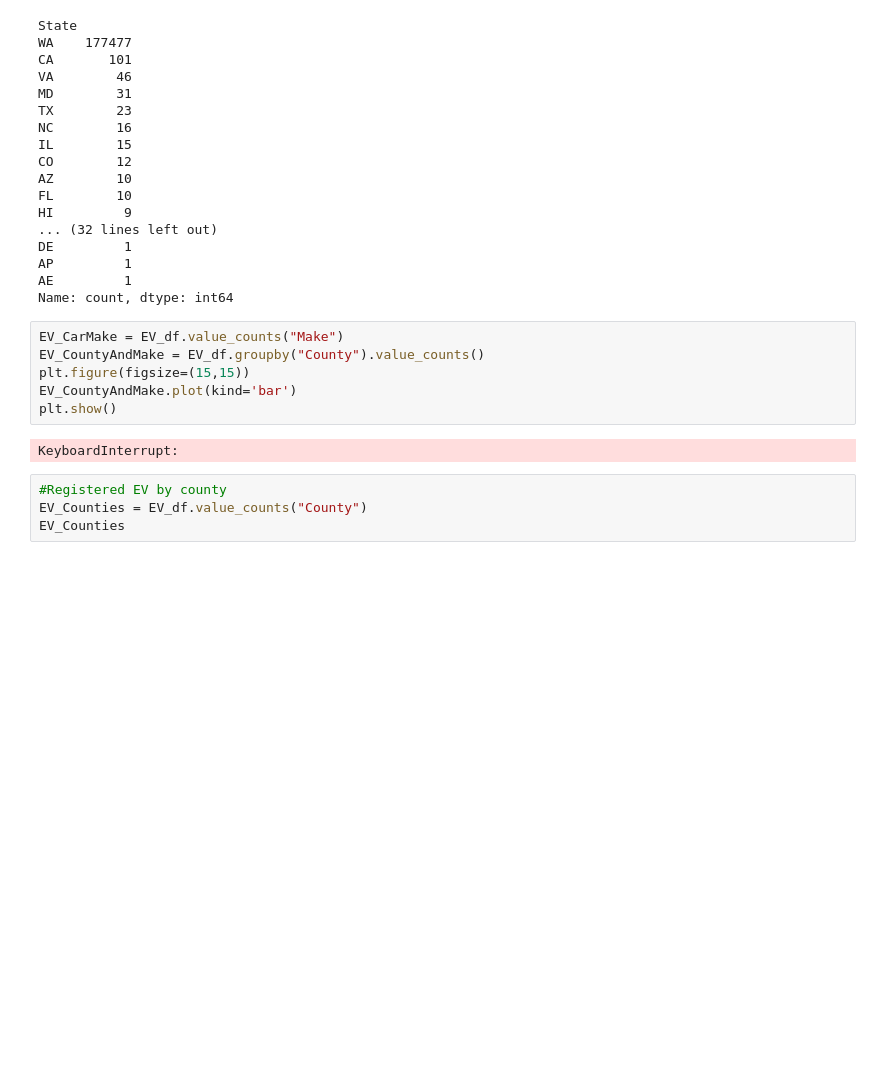
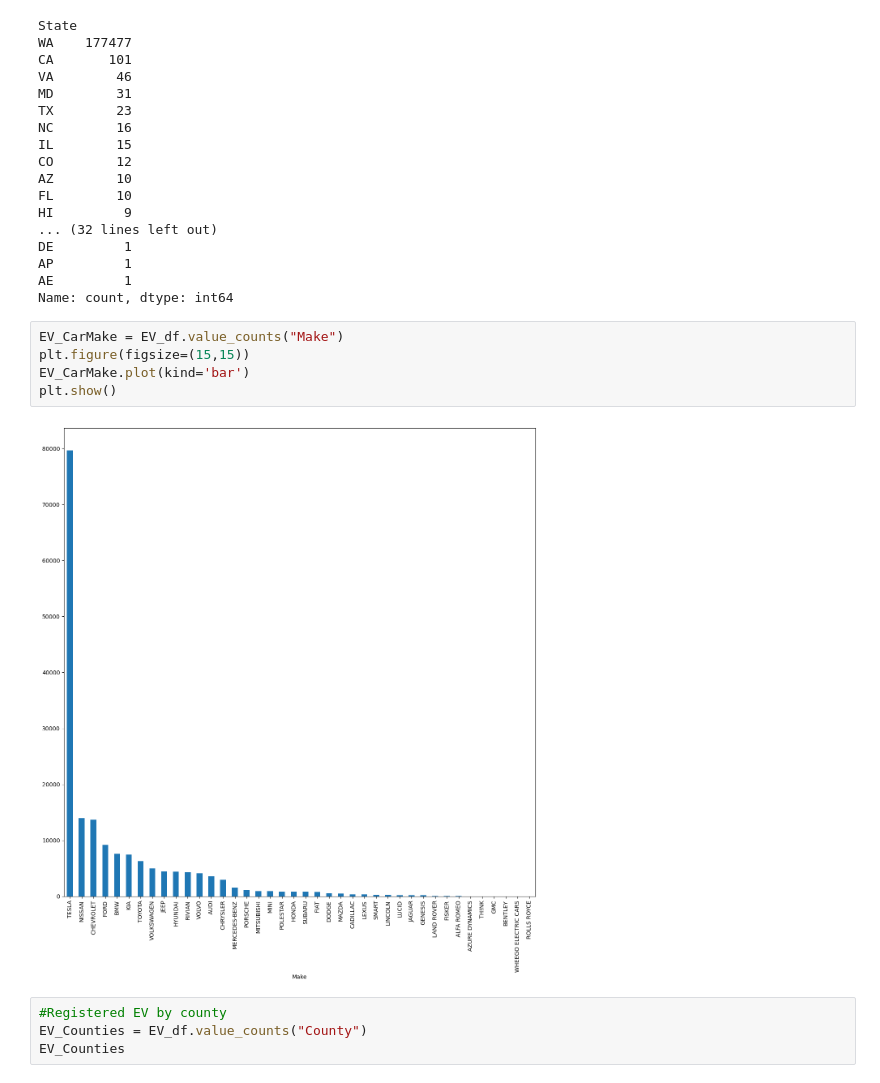
Before and after one commit to melissaa06/CarbonNeutralCrew, a Jupyter notebook: CarbonNeutralCrew.ipynb, the cells around one changed output. Saved outputs shown, nothing was run; the diff lists cells and outputs as text; blank space fills up the shorter version.

Commit message:
added car make chart

```diff
--- a/CarbonNeutralCrew.ipynb
+++ b/CarbonNeutralCrew.ipynb
@@ -57,12 +57,11 @@ AE         1
 Name: count, dtype: int64
 # %%
 EV_CarMake = EV_df.value_counts("Make")
-EV_CountyAndMake = EV_df.groupby("County").value_counts()
 plt.figure(figsize=(15,15))
-EV_CountyAndMake.plot(kind='bar')
+EV_CarMake.plot(kind='bar')
 plt.show()
 # %% [output]
-KeyboardInterrupt:
+[figure, added]
 # %%
 #Registered EV by county
 EV_Counties = EV_df.value_counts("County")
```
